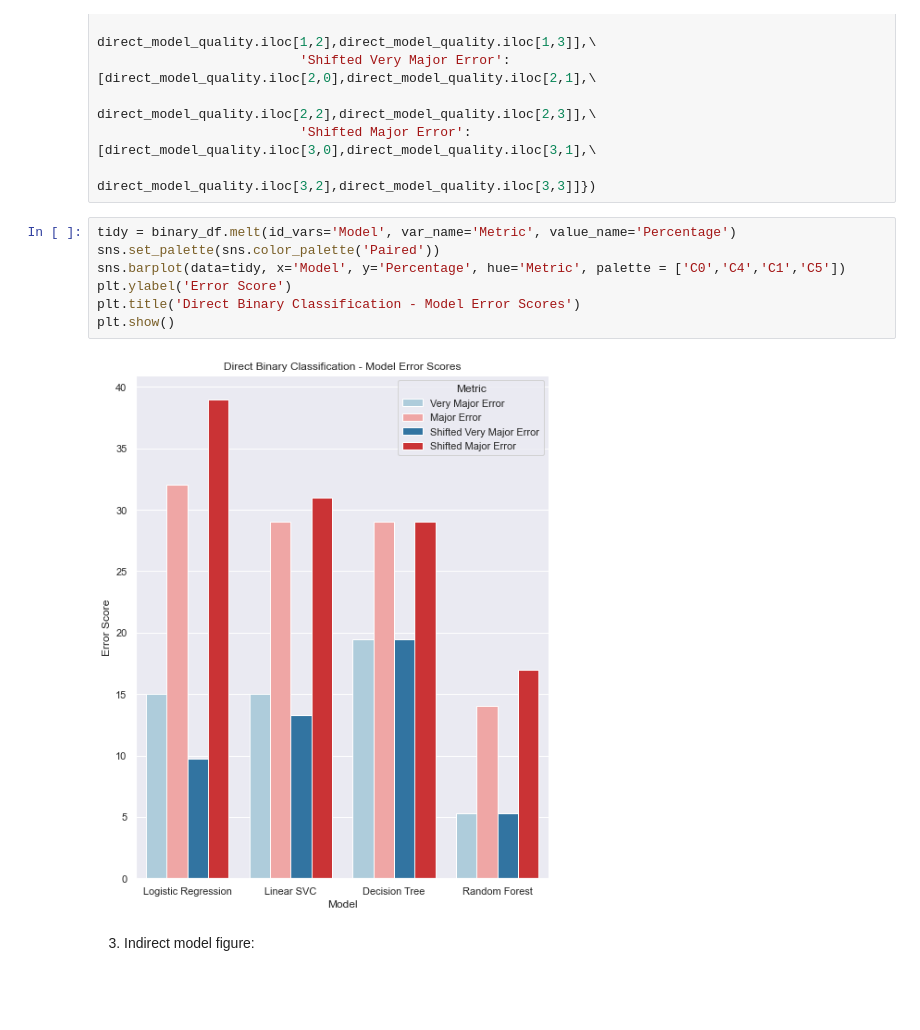
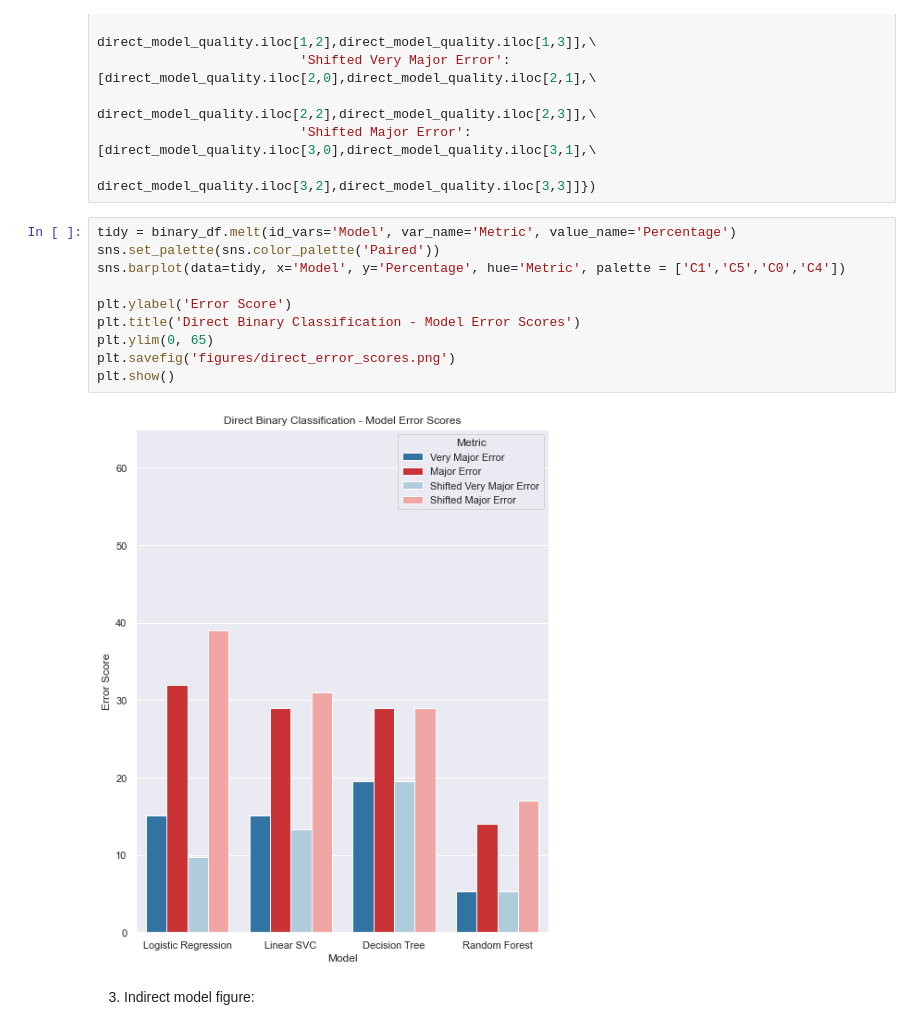
Before and after one commit to fowler-lab/Inh_resistance, a Jupyter notebook: Figures_df_analysis.ipynb, the cells around one changed output. Drawn from its saved outputs; the diff is of its cells as text; blank space fills up the shorter version.

```diff
--- a/Figures_df_analysis.ipynb
+++ b/Figures_df_analysis.ipynb
@@ -388,12 +452,15 @@ binary_df = pd.DataFrame({'Model':['Logistic Regression','Linear SVC','Decision
 # %%
 tidy = binary_df.melt(id_vars='Model', var_name='Metric', value_name='Percentage')
 sns.set_palette(sns.color_palette('Paired'))
-sns.barplot(data=tidy, x='Model', y='Percentage', hue='Metric', palette = ['C0','C4','C1','C5'])
+sns.barplot(data=tidy, x='Model', y='Percentage', hue='Metric', palette = ['C1','C5','C0','C4'])
+
 plt.ylabel('Error Score')
 plt.title('Direct Binary Classification - Model Error Scores')
+plt.ylim(0, 65)
+plt.savefig('figures/direct_error_scores.png')
 plt.show()
 # %% [output]
-[figure, old version]
+[figure, new version]
 # %% [markdown]
 3. Indirect model figure:
 # %%
```
Also changed, not shown: parts of 32 cells of this notebook, 10 other files.
